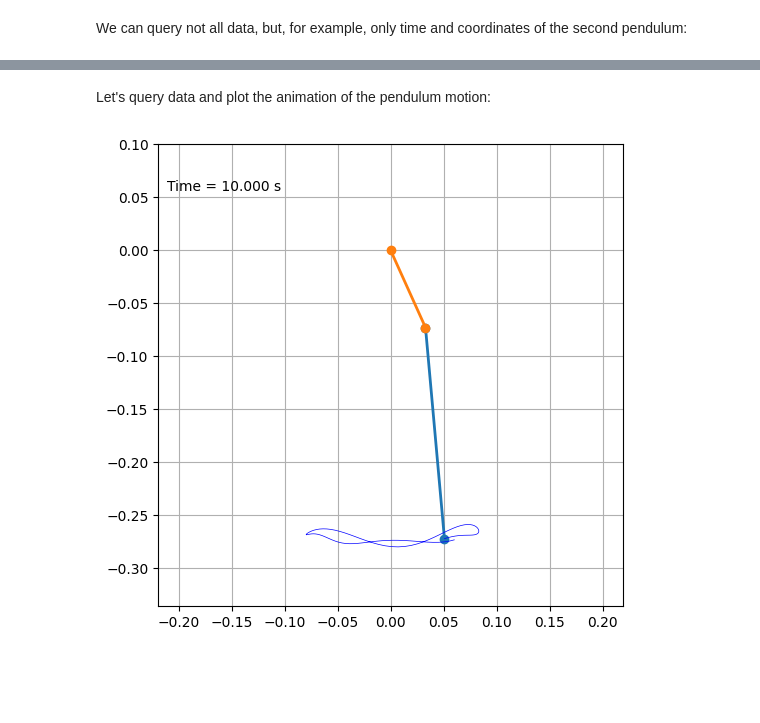
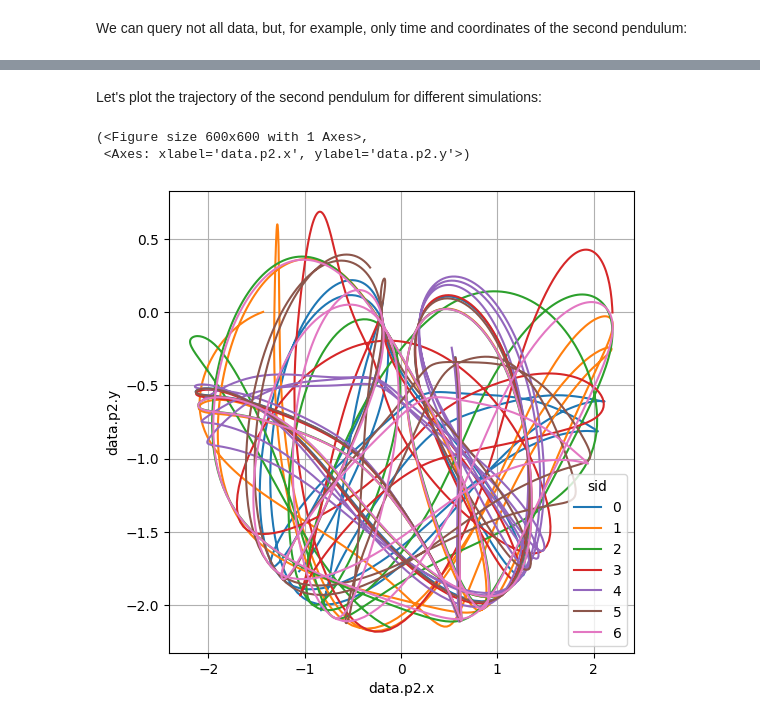
Before and after one commit to citros-garden/pendulum, a Jupyter notebook: citros_template/notebooks/double_pendulum.ipynb, the cells around one changed output, grey strips where cells are left out. Cells and saved outputs as stored; diff of their text form; code cells hidden in the pictures; blank space fills up the shorter version.

```diff
--- a/citros_template/notebooks/double_pendulum.ipynb
+++ b/citros_template/notebooks/double_pendulum.ipynb
@@ -115,49 +256,9 @@ citros.batch(-1).topic('/coordinates').data(['data.t', 'data.p2.x', 'data.p2.y']
 # %% [markdown]
-Let's query data and plot the animation of the pendulum motion:
+Let's plot the trajectory of the second pendulum for different simulations:
 # %%
-F = citros.batch(-1).topic('/coordinates').data()
+F = citros.batch('double_pendulum_angles').topic('/coordinates').data()
+citros.plot_graph(F, 'data.p2.x', 'data.p2.y')
+# %% [output]
+(<Figure size 600x600 with 1 Axes>,
+ <Axes: xlabel='data.p2.x', ylabel='data.p2.y'>)
+[figure, added]
-# %%
-import matplotlib.pyplot as plt
-from collections import deque
-
-max_y = max(abs(F['data.p2.y']))*1.2
-fig = plt.figure(figsize = (6,6))
-ax = fig.add_subplot(111, autoscale_on=False, xlim=(-max_y, max_y), ylim=(-max_y, 0.1))
-ax.set_aspect('equal', 'datalim')
-ax.grid()
-
-# length of the history trace
-trace_len = 100
-line1, = ax.plot([], [], 'o-', lw=2)
-line2, = ax.plot([], [], 'o-', lw=2)
-trace, = ax.plot([], [], 'b-', lw=0.5, ms=1)
-time_text = ax.text(0.02, 0.90, '', transform=ax.transAxes)
-trace_x, trace_y = deque(maxlen=trace_len), deque(maxlen=trace_len)
-
-plt.close()
-def init():
-    line1.set_data([], [])
-    line2.set_data([], [])
-    trace.set_data([], [])
-    time_text.set_text('')
-    trace_x.clear()
-    trace_y.clear()
-    return line1, line2, trace, time_text
-
-def animate(i):
-    trace_x.appendleft(F['data.p2.x'].iloc[i])
-    trace_y.appendleft(F['data.p2.y'].iloc[i])
-
-    line1.set_data([[F['data.p1.x'].iloc[i],F['data.p2.x'].iloc[i]],[F['data.p1.y'].iloc[i], F['data.p2.y'].iloc[i]]])
-    line2.set_data([[0,F['data.p1.x'].iloc[i]],[0, F['data.p1.y'].iloc[i]]])
-    trace.set_data(trace_x, trace_y)
-
-    time_text.set_text('Time = %.3f s' % F['data.t'].iloc[i])
-    return line1, line2, trace, time_text
-
-for i in range(len(F)):
-    animate(i)
-
-    display(fig, clear=True)
-# %% [output]
-[figure, removed]
```
Also changed, not shown: parts of 35 cells of this notebook, 1 other file.
